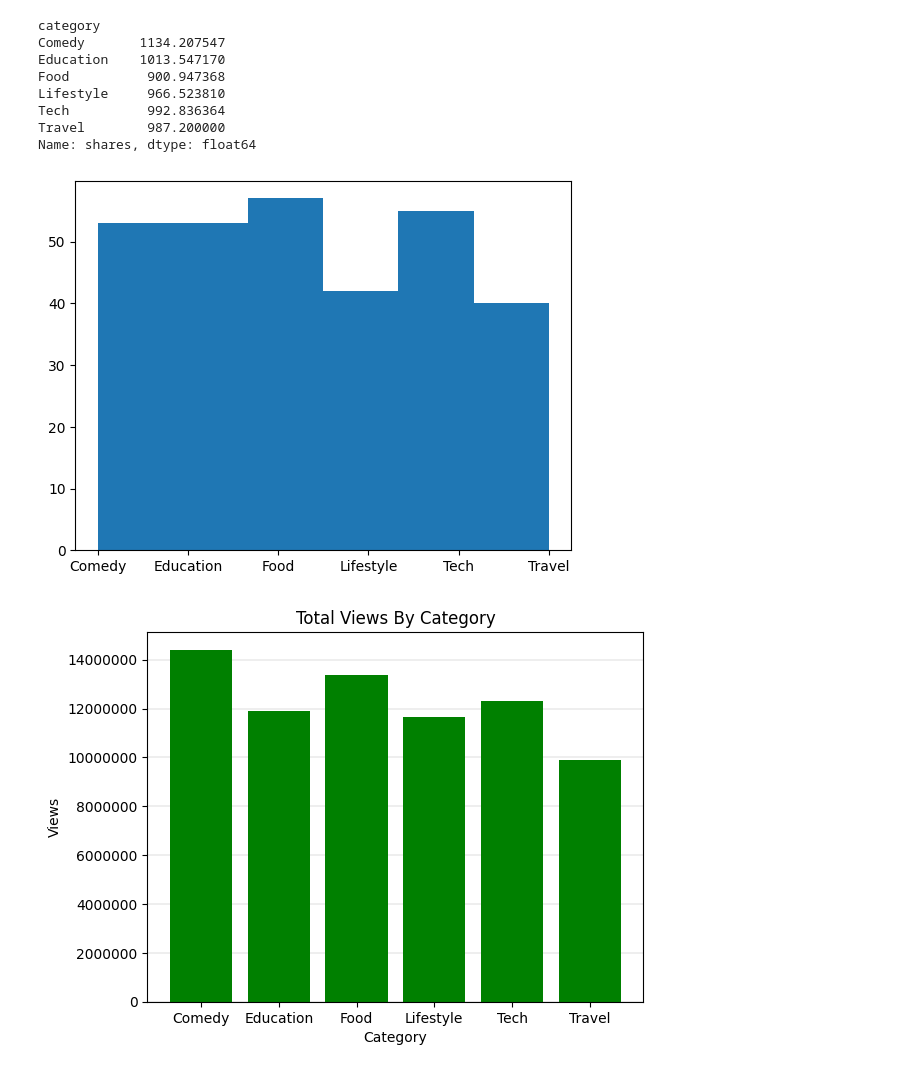
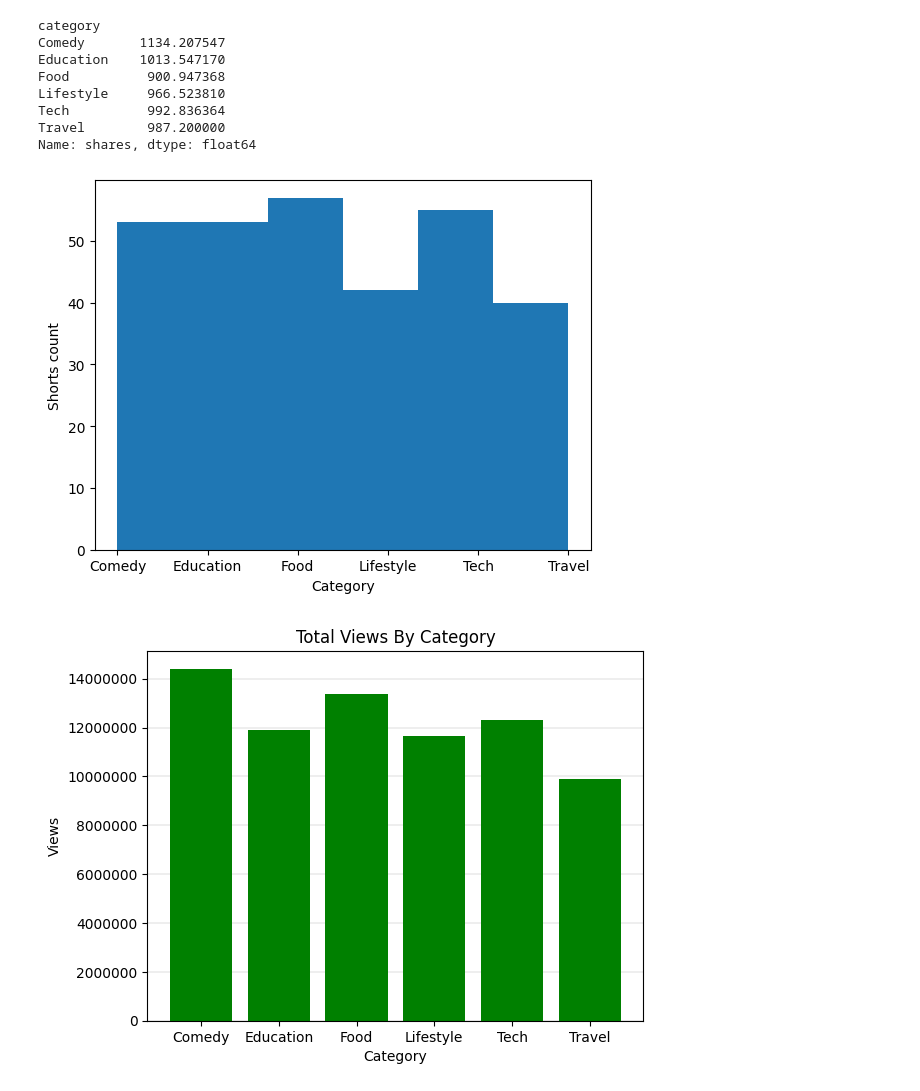
Before and after one commit to vilas-kr/daily-tasks, a Jupyter notebook: 13-01-2026/youtube_analysis.ipynb, the cells around one changed output. Saved outputs shown, nothing was run; the diff lists cells and outputs as text; code cells hidden in the pictures.

```diff
--- a/13-01-2026/youtube_analysis.ipynb
+++ b/13-01-2026/youtube_analysis.ipynb
@@ -111,9 +115,11 @@ Travel        987.200000
 Name: shares, dtype: float64
 # %%
 plt.hist(df['category'].sort_values(), bins=len(df['category'].unique()))
+plt.xlabel("Category")
+plt.ylabel("Shorts count")
 plt.show()
 # %% [output]
-[figure, old version]
+[figure, new version]
 # %%
 views_by_group = df.groupby('category')['views'].sum()
 plt.bar(views_by_group.index, views_by_group.values, label = 'Views', zorder=2, color="green")
```
Also changed, not shown: parts of 1 cell of this notebook, 2 other files.
